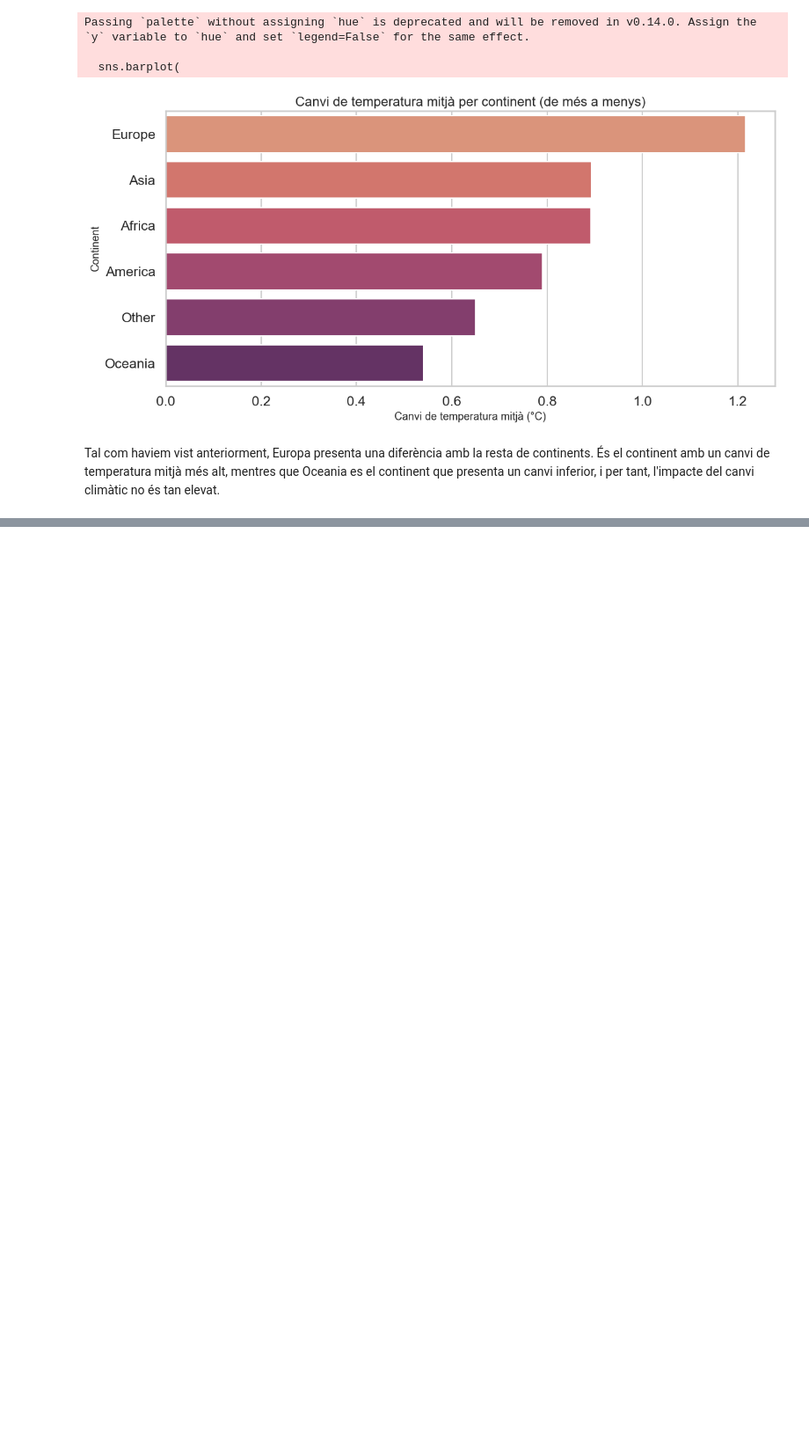
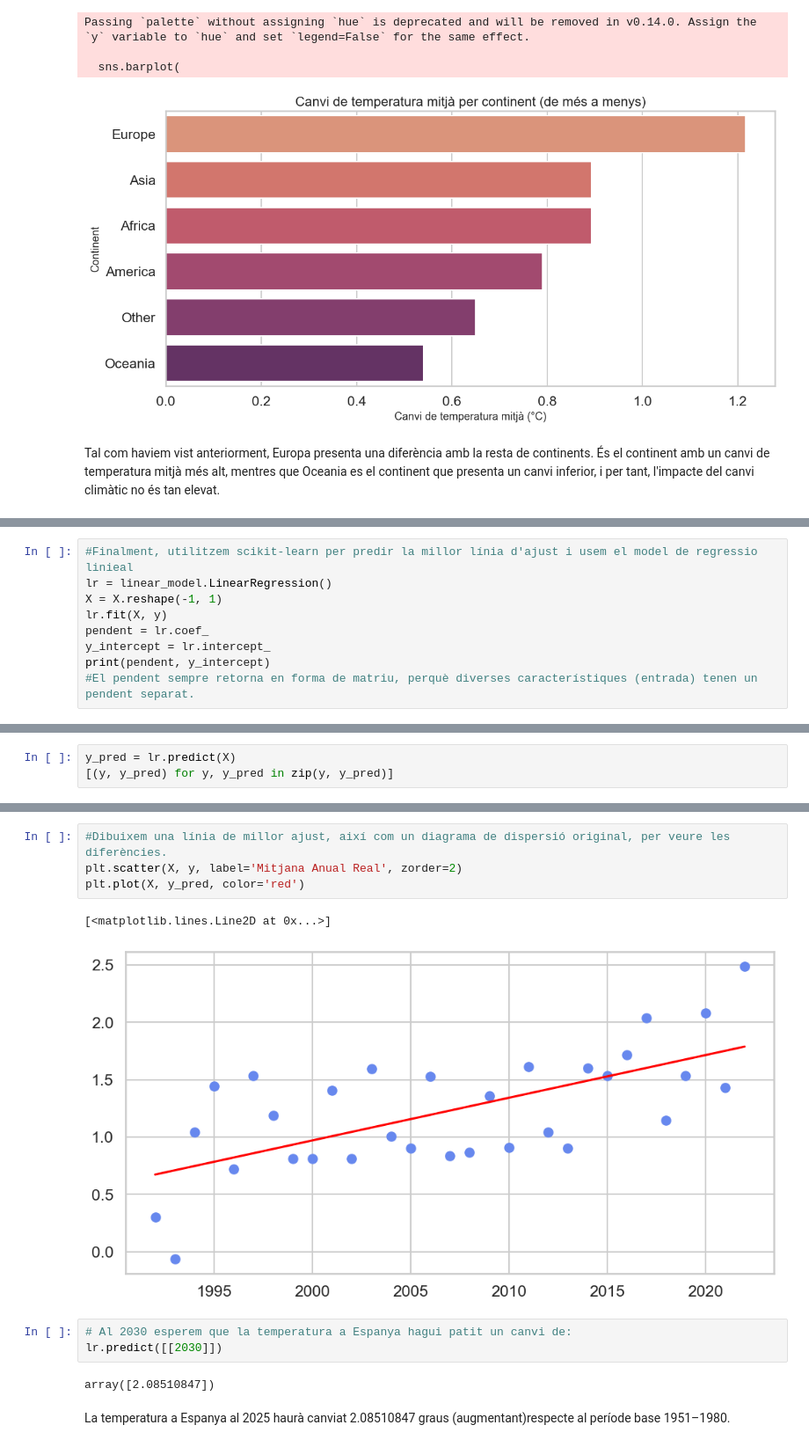
Before and after one commit to 1702938/Aprenentatge, a Jupyter notebook: PracticaKaggle.ipynb, the cells around one changed output, grey strips where cells are left out. Shown at 88% size. Saved outputs shown, nothing was run; the diff lists cells and outputs as text; blank space fills up the shorter version.

```diff
--- a/PracticaKaggle.ipynb
+++ b/PracticaKaggle.ipynb
@@ -637,0 +668,9 @@ Tal com haviem vist anteriorment, Europa presenta una diferència amb la resta d
+# %%
+#Finalment, utilitzem scikit-learn per predir la millor línia d'ajust i usem el model de regressio linieal
+lr = linear_model.LinearRegression()
+X = X.reshape(-1, 1)
+lr.fit(X, y)
+pendent = lr.coef_
+y_intercept = lr.intercept_
+print(pendent, y_intercept)
+#El pendent sempre retorna en forma de matriu, perquè diverses característiques (entrada) tenen un pendent separat.
@@ -637,0 +681,3 @@ Tal com haviem vist anteriorment, Europa presenta una diferència amb la resta d
+# %%
+y_pred = lr.predict(X)
+[(y, y_pred) for y, y_pred in zip(y, y_pred)]
@@ -637,0 +702,14 @@ Tal com haviem vist anteriorment, Europa presenta una diferència amb la resta d
+# %%
+#Dibuixem una línia de millor ajust, així com un diagrama de dispersió original, per veure les diferències.
+plt.scatter(X, y, label='Mitjana Anual Real', zorder=2)
+plt.plot(X, y_pred, color='red')
+# %% [output]
+[<matplotlib.lines.Line2D at 0x...>]
+[figure, added]
+# %%
+# Al 2030 esperem que la temperatura a Espanya hagui patit un canvi de:
+lr.predict([[2030]])
+# %% [output]
+array([2.08510847])
+# %% [markdown]
+La temperatura a Espanya al 2025 haurà canviat 2.08510847 graus (augmentant)respecte al període base 1951–1980.
```
Also changed, not shown: parts of 18 cells of this notebook.
